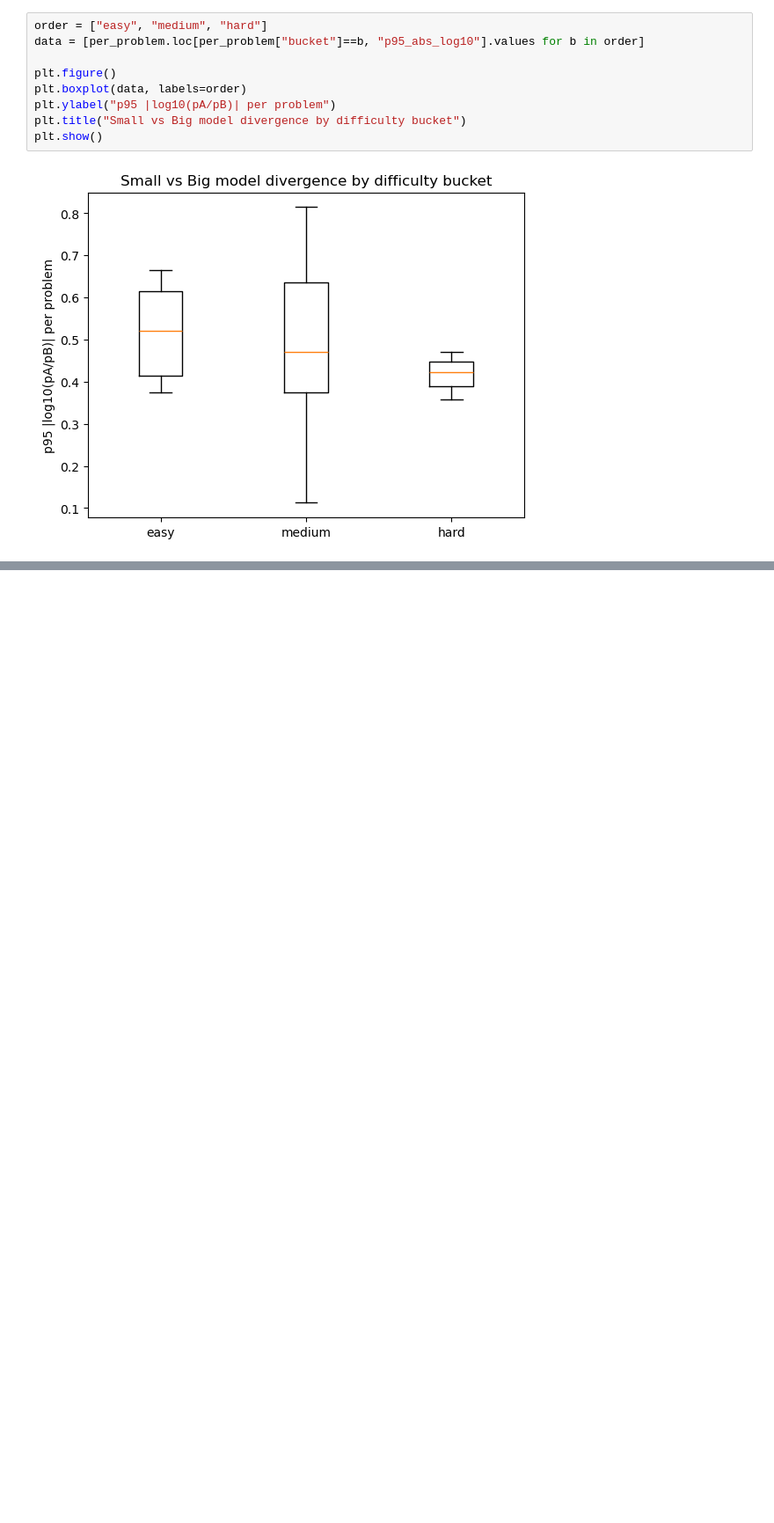
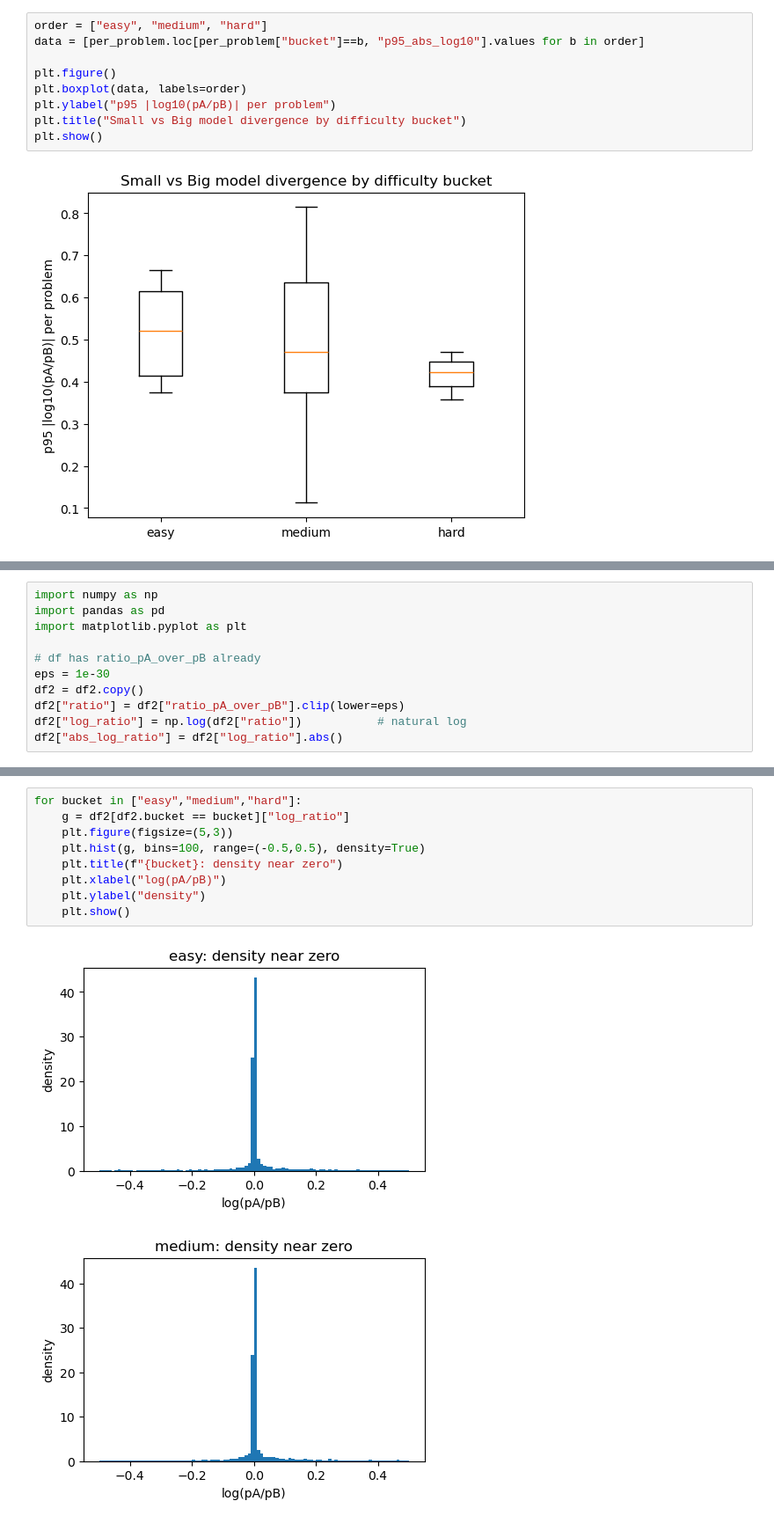
Before and after one commit to Allegra0077/llm-cross-eval, a Jupyter notebook: notebooks/exp3_visualize.ipynb, the cells around one changed output, grey strips where cells are left out. Shown at 88% size. Drawn from its saved outputs; the diff is of its cells as text; blank space fills up the shorter version.

```diff
--- a/notebooks/exp3_visualize.ipynb
+++ b/notebooks/exp3_visualize.ipynb
@@ -62,0 +94,11 @@ plt.show()
+# %%
+import numpy as np
+import pandas as pd
+import matplotlib.pyplot as plt
+
+# df has ratio_pA_over_pB already
+eps = 1e-30
+df2 = df2.copy()
+df2["ratio"] = df2["ratio_pA_over_pB"].clip(lower=eps)
+df2["log_ratio"] = np.log(df2["ratio"])           # natural log
+df2["abs_log_ratio"] = df2["log_ratio"].abs()
@@ -62,0 +152,12 @@ plt.show()
+# %%
+for bucket in ["easy","medium","hard"]:
+    g = df2[df2.bucket == bucket]["log_ratio"]
+    plt.figure(figsize=(5,3))
+    plt.hist(g, bins=100, range=(-0.5,0.5), density=True)
+    plt.title(f"{bucket}: density near zero")
+    plt.xlabel("log(pA/pB)")
+    plt.ylabel("density")
+    plt.show()
+# %% [output]
+[figure, added]
+[figure, added]
```
Also changed, not shown: parts of 12 cells of this notebook, 2 other files.
